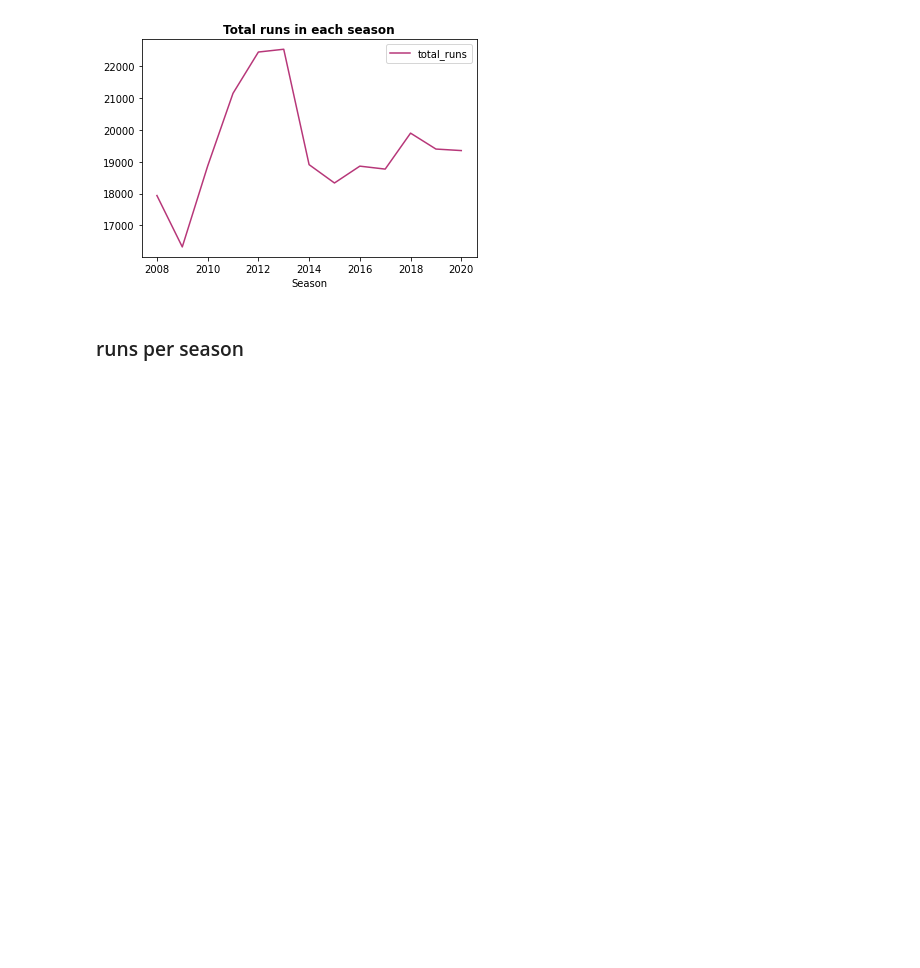
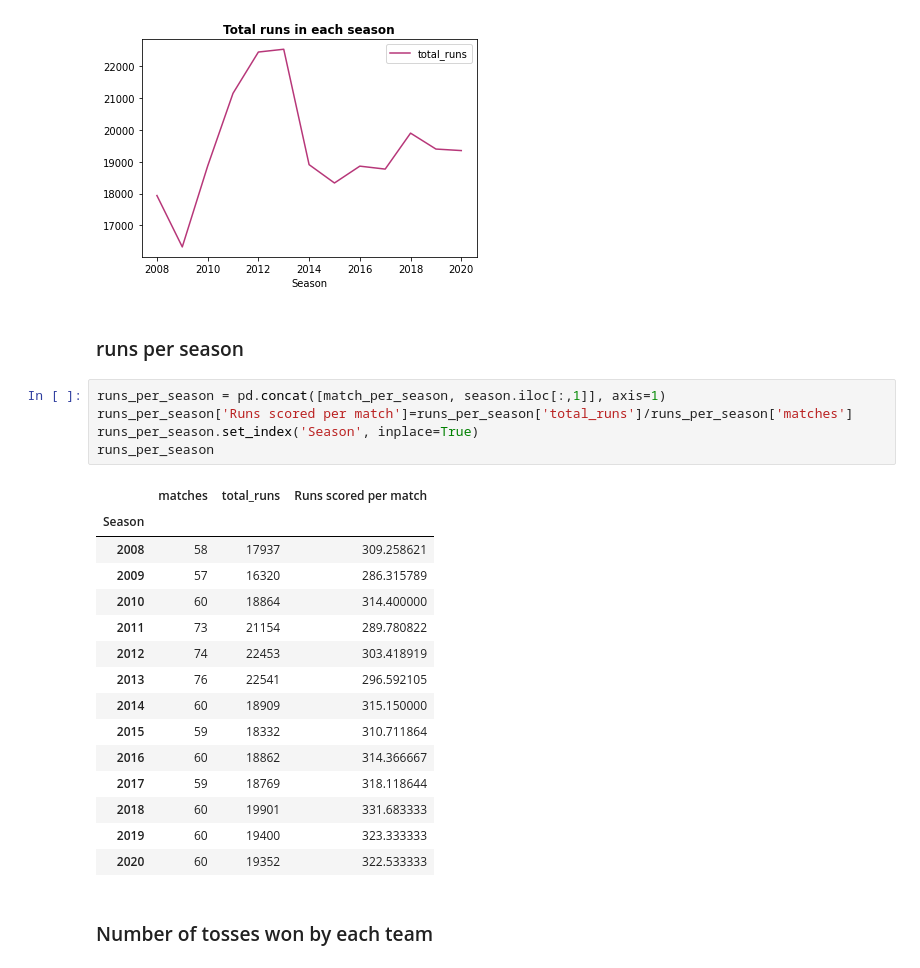
Before and after one commit to Jogwums/Data-Analysis-Cl01, a Jupyter notebook: EDA_crickets/eda.ipynb, the cells around one changed output. Drawn from its saved outputs; the diff is of its cells as text; blank space fills up the shorter version.

```diff
--- a/EDA_crickets/eda.ipynb
+++ b/EDA_crickets/eda.ipynb
@@ -235,3 +235,26 @@ plt.show()
 [figure]
 # %% [markdown]
 ### runs per season
+# %%
+runs_per_season = pd.concat([match_per_season, season.iloc[:,1]], axis=1)
+runs_per_season['Runs scored per match']=runs_per_season['total_runs']/runs_per_season['matches']
+runs_per_season.set_index('Season', inplace=True)
+runs_per_season
+# %% [output]
+|  | matches | total_runs | Runs scored per match |
+| Season |  |  |  |
+| 2008 | 58 | 17937 | 309.258621 |
+| 2009 | 57 | 16320 | 286.315789 |
+| 2010 | 60 | 18864 | 314.400000 |
+| 2011 | 73 | 21154 | 289.780822 |
+| 2012 | 74 | 22453 | 303.418919 |
+| 2013 | 76 | 22541 | 296.592105 |
+| 2014 | 60 | 18909 | 315.150000 |
+| 2015 | 59 | 18332 | 310.711864 |
+| 2016 | 60 | 18862 | 314.366667 |
+| 2017 | 59 | 18769 | 318.118644 |
+| 2018 | 60 | 19901 | 331.683333 |
+| 2019 | 60 | 19400 | 323.333333 |
+| 2020 | 60 | 19352 | 322.533333 |
+# %% [markdown]
+### Number of tosses won by each team
```
Also changed, not shown: parts of 4 cells of this notebook.
